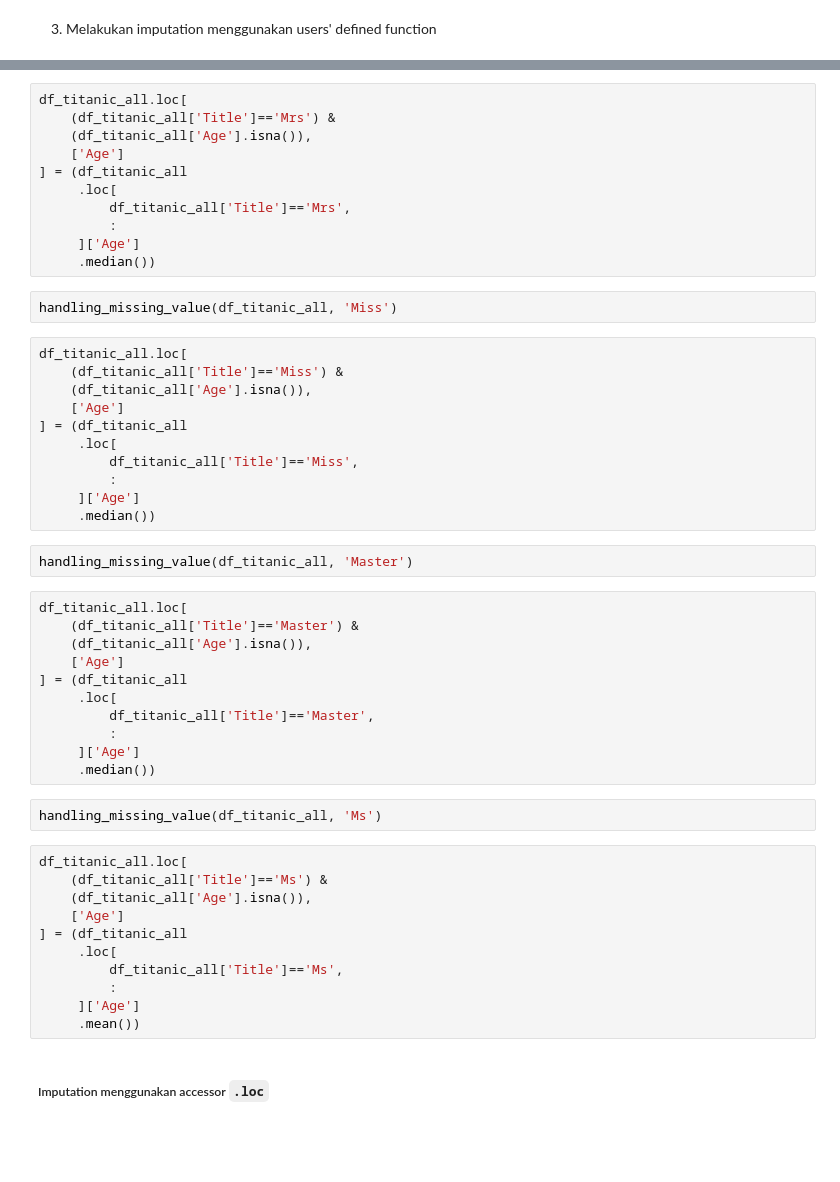
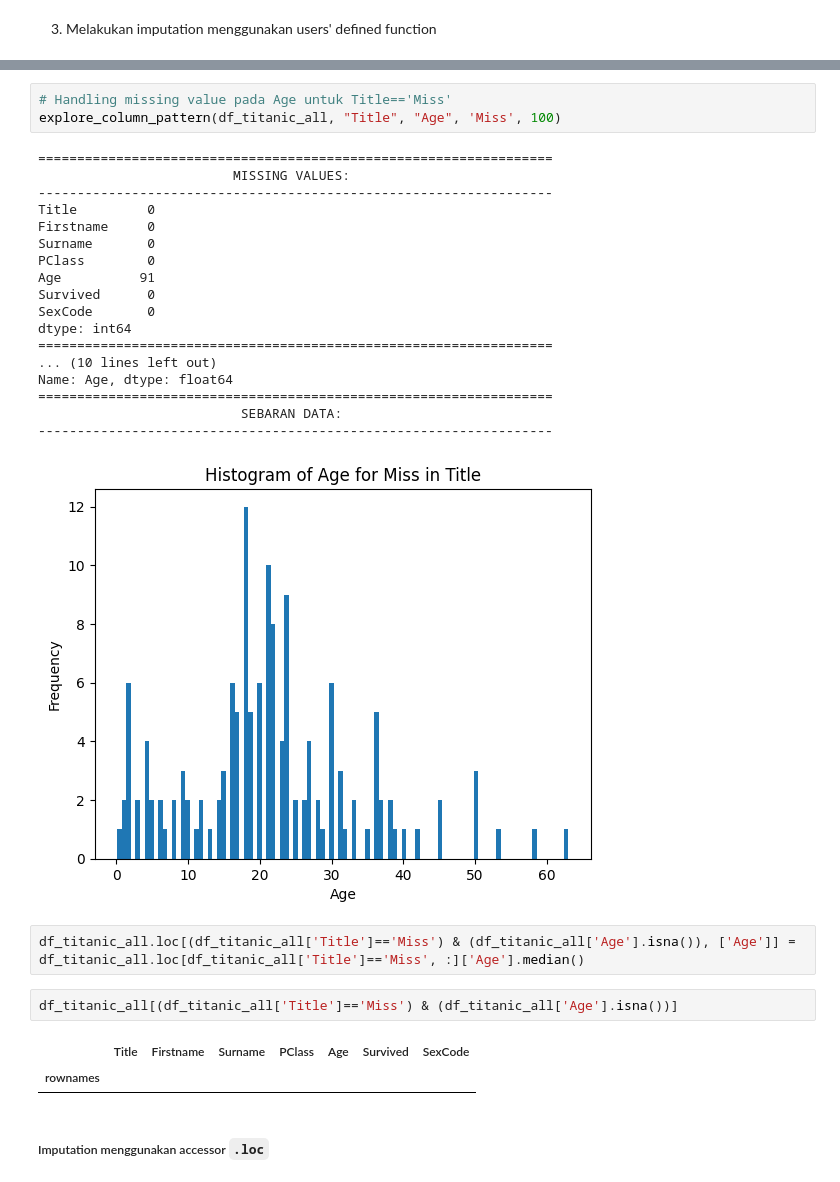
Before and after one commit to rikrikrahadian/DQLab, a Jupyter notebook: Part_6_Data_Handling.ipynb, the cells around one changed output, grey strips where cells are left out. Cells and saved outputs as stored; diff of their text form; blank space fills up the shorter version.

```diff
--- a/Part_6_Data_Handling.ipynb
+++ b/Part_6_Data_Handling.ipynb
@@ -783,53 +1294,32 @@ handling_missing_value(df_titanic_all, 'Mrs')
+# %%
+# Handling missing value pada Age untuk Title=='Miss'
+explore_column_pattern(df_titanic_all, "Title", "Age", 'Miss', 100)
+# %% [output]
+==================================================================
+                         MISSING VALUES:
+------------------------------------------------------------------
+Title         0
+Firstname     0
+Surname       0
+PClass        0
+Age          91
+Survived      0
+SexCode       0
+dtype: int64
+==================================================================
+... (10 lines left out)
+Name: Age, dtype: float64
+==================================================================
+                          SEBARAN DATA:
+------------------------------------------------------------------
+[figure, added]
 # %%
-df_titanic_all.loc[
-    (df_titanic_all['Title']=='Mrs') &
-    (df_titanic_all['Age'].isna()),
-    ['Age']
-] = (df_titanic_all
-     .loc[
-         df_titanic_all['Title']=='Mrs',
-         :
-     ]['Age']
-     .median())
+df_titanic_all.loc[(df_titanic_all['Title']=='Miss') & (df_titanic_all['Age'].isna()), ['Age']] = df_titanic_all.loc[df_titanic_all['Title']=='Miss', :]['Age'].median()
-# %%
-handling_missing_value(df_titanic_all, 'Miss')
 # %%
-df_titanic_all.loc[
-    (df_titanic_all['Title']=='Miss') &
-    (df_titanic_all['Age'].isna()),
-    ['Age']
-] = (df_titanic_all
-     .loc[
-         df_titanic_all['Title']=='Miss',
-         :
-     ]['Age']
-     .median())
+df_titanic_all[(df_titanic_all['Title']=='Miss') & (df_titanic_all['Age'].isna())]
+# %% [output]
+|  | Title | Firstname | Surname | PClass | Age | Survived | SexCode |
+| rownames |  |  |  |  |  |  |  |
-# %%
-handling_missing_value(df_titanic_all, 'Master')
-# %%
-df_titanic_all.loc[
-    (df_titanic_all['Title']=='Master') &
-    (df_titanic_all['Age'].isna()),
-    ['Age']
-] = (df_titanic_all
-     .loc[
-         df_titanic_all['Title']=='Master',
-         :
-     ]['Age']
-     .median())
-# %%
-handling_missing_value(df_titanic_all, 'Ms')
-# %%
-df_titanic_all.loc[
-    (df_titanic_all['Title']=='Ms') &
-    (df_titanic_all['Age'].isna()),
-    ['Age']
-] = (df_titanic_all
-     .loc[
-         df_titanic_all['Title']=='Ms',
-         :
-     ]['Age']
-     .mean())
 # %% [markdown]
 ##### Imputation menggunakan accessor `.loc`
 # %%
```
Also changed, not shown: parts of 59 cells of this notebook.
